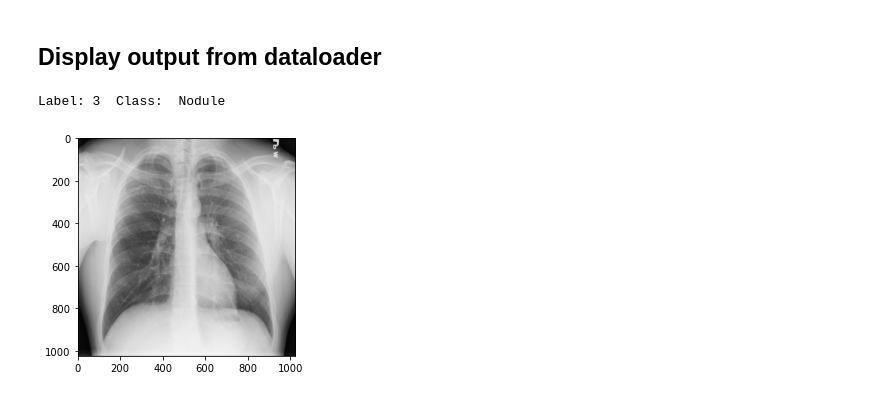
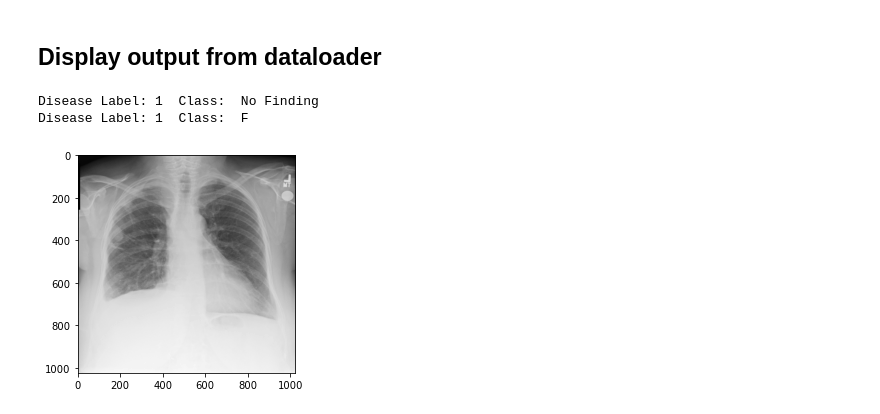
Before and after one commit to Jason-Toskov/Addressing-the-Gender-Bias-in-Medical-Diagnosis-Models-ECE4179, a Jupyter notebook: Dataloader_test.ipynb, the cells around one changed output. Cells and saved outputs as stored; diff of their text form; code cells hidden in the pictures.

```diff
--- a/Dataloader_test.ipynb
+++ b/Dataloader_test.ipynb
@@ -29,9 +29,13 @@ class lung_dataset(Dataset):
         self.meta_csv = pd.read_csv(data_path + '/metadata_{}.csv'.format(train_test)) #Path to metadata
         self.transform = transform #Predefined transforms
 
-        #Get dictionaries to map classes to numbers and vice versa
-        self.label_to_class = self.meta_csv['Finding Labels'].drop_duplicates().reset_index().to_dict()['Finding Labels']
-        self.class_to_label = dict((v,k) for k,v in self.label_to_class.items())
+        #Get dictionaries to map disease classes to numbers and vice versa
+        self.label_to_dis_class = self.meta_csv['Finding Labels'].drop_duplicates().reset_index().to_dict()['Finding Labels']
+        self.dis_class_to_label = dict((v,k) for k,v in self.label_to_dis_class.items())
+
+        #Get dict to map genders to numbers and vice versa
+        self.label_to_gender = self.meta_csv['Patient Gender'].drop_duplicates().reset_index().to_dict()['Patient Gender']
+        self.gender_to_label = dict((v,k) for k,v in self.label_to_gender.items())
 
     def __len__(self):
         return len(self.meta_csv)
@@ -39,12 +43,14 @@ class lung_dataset(Dataset):
     def __getitem__(self, idx):
         im_data = self.meta_csv.iloc[idx]
 
-        im = Image.open(self.im_path + im_data['Image Index'])
+        im = Image.open(self.im_path + im_data['Image Index']).convert("L")
         im = self.transform(im)
 
-        label = self.class_to_label[im_data['Finding Labels']]
+        label_dis = self.dis_class_to_label[im_data['Finding Labels']]
 
-        return im, label
+        label_gen = self.gender_to_label[im_data['Patient Gender']]
+
+        return im, label_dis, label_gen
 # %% [markdown]
 ## Create Datasets/Dataloaders
 # %%
@@ -74,10 +80,12 @@ print(len(val_dataset))
 # %%
 dataiter = iter(train_loader)
 
-images, labels = dataiter.next()
+images, dis_labels, gen_labels = dataiter.next()
 
 plt.imshow(images[0].permute(1, 2, 0)/255, cmap='gray')
-print("Label:", labels[0].item(), " Class: ", dataset.label_to_class[labels[0].item()])
+print("Disease Label:", dis_labels[0].item(), " Class: ", dataset.label_to_dis_class[dis_labels[0].item()])
+print("Disease Label:", gen_labels[0].item(), " Class: ", dataset.label_to_gender[gen_labels[0].item()])
 # %% [output]
-Label: 3  Class:  Nodule
+Disease Label: 1  Class:  No Finding
+Disease Label: 1  Class:  F
-[figure, old version]
+[figure, new version]
```
Also changed, not shown: 2 other files.
